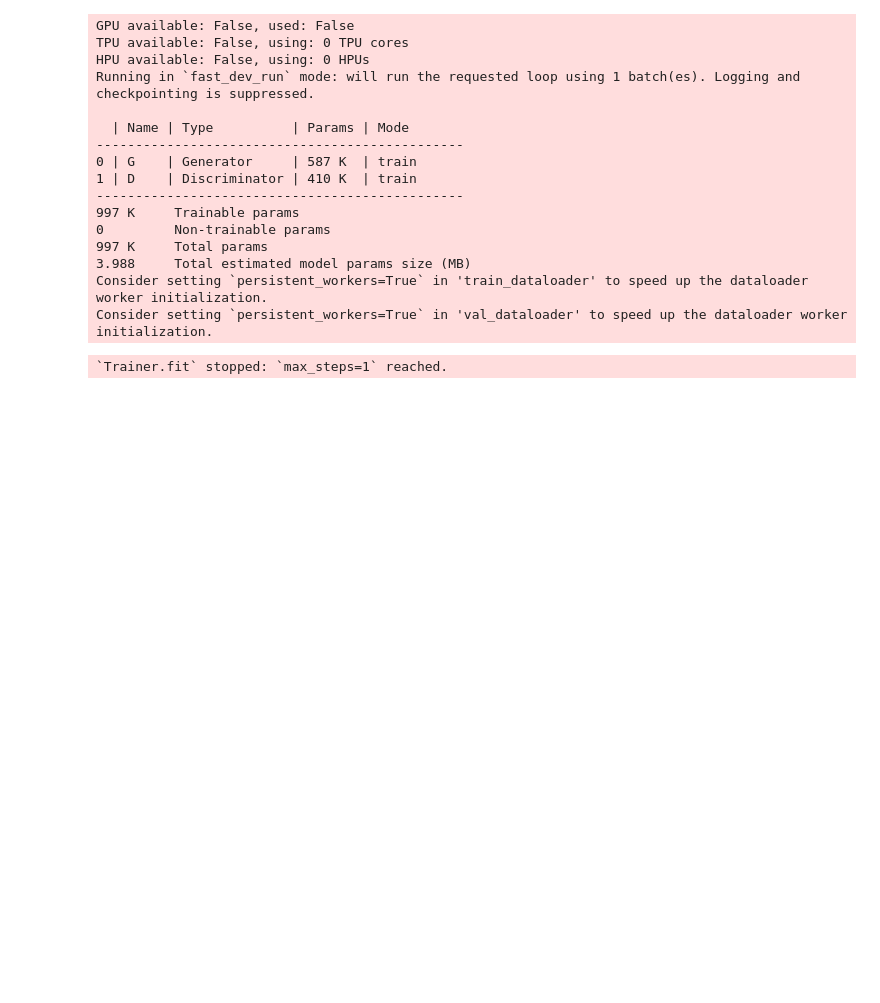
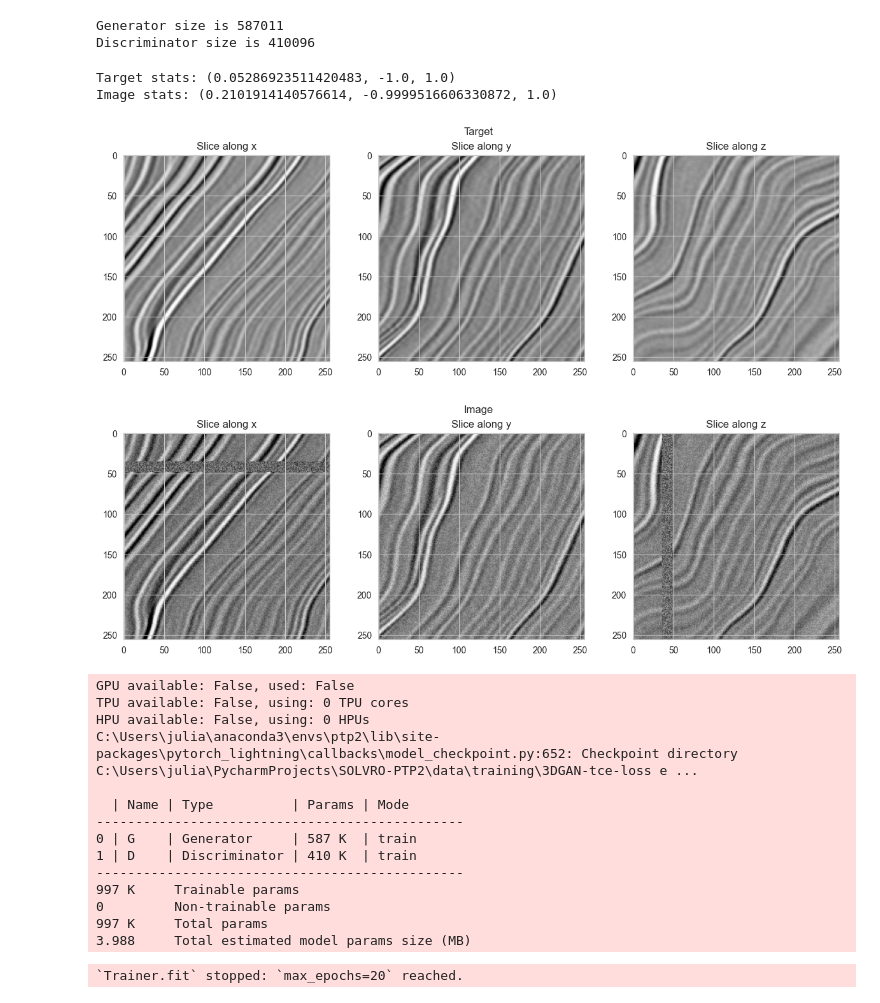
Before and after one commit to Solvro/ml-ptp-team2, a Jupyter notebook: notebooks/train 3D gan.ipynb, the cells around one changed output. Drawn from its saved outputs; the diff is of its cells as text; code cells hidden in the pictures; blank space fills up the shorter version.

```diff
--- a/notebooks/train 3D gan.ipynb
+++ b/notebooks/train 3D gan.ipynb
@@ -25,6 +31,30 @@ os.makedirs(TRAINING_DIR, exist_ok=True)
 os.makedirs(MODELS_DIR, exist_ok=True)
 # %%
 percentile = 5
-n_critic = 4
+n_critic = 1  # for training more k steps about Discriminator
 # %%
-gan = GAN3D(target_data_dir=TARGET_DATA_DIR, percentile=percentile, n_critic=n_critic)
+gan = GAN3D(target_data_dir=TARGET_DATA_DIR, percentile=percentile, n_critic=n_critic, recon_loss=tce_loss)
+# %%
+print(f"Generator size is {num_trainable_params(gan.G)}")
+print(f"Discriminator size is {num_trainable_params(gan.D)}")
+# %% [output]
+Generator size is 587011
+Discriminator size is 410096
+# %%
+gan.prepare_data()
+train_loader = gan.train_dataloader()
+# %%
+x, y, z = 50, 150, 200
+for i, batch in enumerate(train_loader):
+    target = nib.Nifti1Image(batch['target'].numpy()[0, 0], np.eye(4))
+    image = nib.Nifti1Image(batch['image'].numpy()[0, 0], np.eye(4))
+    plot_slice(target, x, y, z, f'Target')
+    plot_slice(image, x, y, z, f'Image')
+
+    print(f'Target stats: {np.mean(target.get_fdata()), np.min(target.get_fdata()), np.max(target.get_fdata())}')
+    print(f'Image stats: {np.mean(image.get_fdata()), np.min(image.get_fdata()), np.max(image.get_fdata())}')
+# %% [output]
+Target stats: (0.05286923511420483, -1.0, 1.0)
+Image stats: (0.2101914140576614, -0.9999516606330872, 1.0)
+[figure, added]
+[figure, added]
@@ -31,7 +65,7 @@ gan = GAN3D(target_data_dir=TARGET_DATA_DIR, percentile=percentile, n_critic=n_c
 # %%
-max_epochs = 10
+max_epochs = 20
 
-checkpoint_dir = TRAINING_DIR / 'test-gan'
+checkpoint_dir = TRAINING_DIR / model_name
 
 checkpoint_callback = pl.callbacks.ModelCheckpoint(dirpath=checkpoint_dir, filename='{epoch}-{val_loss:.2f}-{train_loss:.2f}',
                                       monitor='val_loss', save_last=True)
@@ -41,7 +75,8 @@ trainer = pl.Trainer(
     max_epochs=max_epochs,
     default_root_dir=checkpoint_dir,
     callbacks=[checkpoint_callback],
-    fast_dev_run=True
+    fast_dev_run=False,
+    logger=logger
 )
 
 trainer.fit(gan)
@@ -49,7 +84,7 @@ trainer.fit(gan)
 GPU available: False, used: False
 TPU available: False, using: 0 TPU cores
 HPU available: False, using: 0 HPUs
-Running in `fast_dev_run` mode: will run the requested loop using 1 batch(es). Logging and checkpointing is suppressed.
+C:\Users\julia\anaconda3\envs\ptp2\lib\site-packages\pytorch_lightning\callbacks\model_checkpoint.py:652: Checkpoint directory C:\Users\julia\PycharmProjects\SOLVRO-PTP2\data\training\3DGAN-tce-loss e ...
 
   | Name | Type          | Params | Mode
 -----------------------------------------------
@@ -60,6 +95,4 @@ Running in `fast_dev_run` mode: will run the requested loop using 1 batch(es). L
 0         Non-trainable params
 997 K     Total params
 3.988     Total estimated model params size (MB)
-Consider setting `persistent_workers=True` in 'train_dataloader' to speed up the dataloader worker initialization.
-Consider setting `persistent_workers=True` in 'val_dataloader' to speed up the dataloader worker initialization.
-`Trainer.fit` stopped: `max_steps=1` reached.
+`Trainer.fit` stopped: `max_epochs=20` reached.
```
Also changed, not shown: parts of 6 cells of this notebook, 5 other files.
